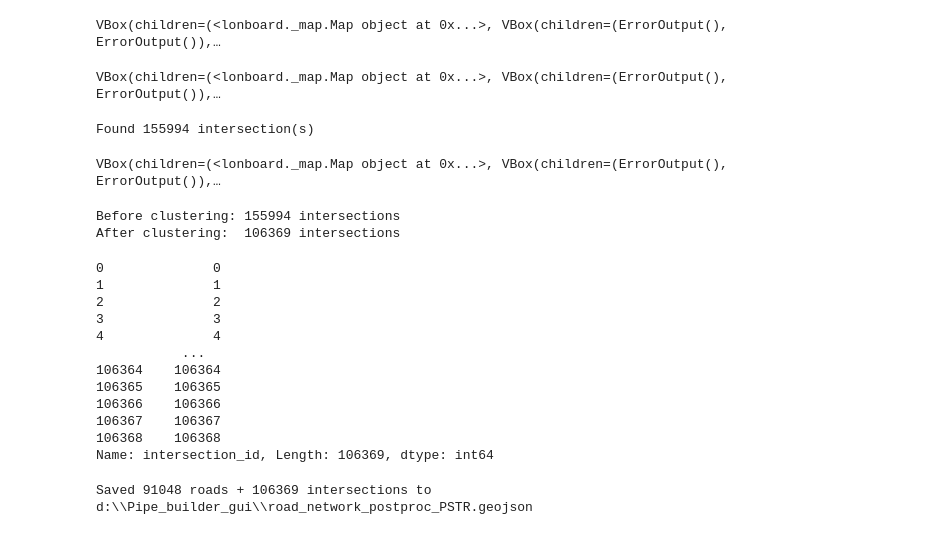
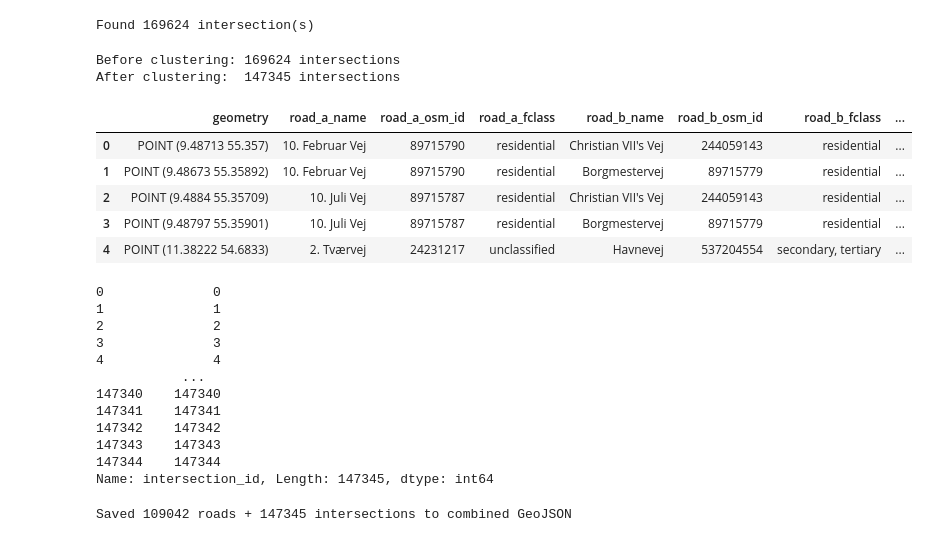
Before and after one commit to Mikkelnn/ES8-Project, a Jupyter notebook: simulator/tools/map_gui/data_preprocessing.ipynb, the cells around one changed output. Saved outputs shown, nothing was run; the diff lists cells and outputs as text; code cells hidden in the pictures.

```diff
--- a/simulator/tools/map_gui/data_preprocessing.ipynb
+++ b/simulator/tools/map_gui/data_preprocessing.ipynb
@@ -22,7 +22,7 @@ def road_extractor(gdf):
     gdf = gdf.to_crs(epsg=4326)
 
     # Objective 1: Filter to only Secondary, Primary, Tertiary and residential roads
-    target_fclasses = ["secondary", "primary", "tertiary", "residential"]
+    target_fclasses = ["secondary", "primary", "tertiary", "residential", "unclassified"]
     gdf_filtered = gdf[gdf["fclass"].isin(target_fclasses)].copy()
 
     gdf_filtered = gdf_filtered[gdf_filtered["name"].notna() & (gdf_filtered["name"] != "")]
@@ -104,7 +98,7 @@ def filtered_frame(gdf):
     gdf_exploded = gdf_exploded[gdf_exploded.geometry.type == "LineString"].copy()
 
     # Extend each segment by x meter at both ends so near-touching segments overlap
-    gdf_exploded["geometry"] = gdf_exploded.geometry.apply(lambda line: extend_line(line, 25.0))
+    gdf_exploded["geometry"] = gdf_exploded.geometry.apply(lambda line: extend_line(line, 0.0))
 
     # For each name group, merge only connected (intersecting/touching) segments
     all_rows = []
@@ -116,6 +110,6 @@ def filtered_frame(gdf):
     # Reproject back to WGS84
     return gdf_merged.to_crs(epsg=4326)
 # %%
-roadnetwork_filtered = filtered_frame(gdf_roadnetwork)
+roadnetwork_filtered = filtered_frame(gdf_merged)
 
-roadnetwork_filtered.to_file(r'd:\\Pipe_builder_gui\\road_network_postproc.geojson', driver='GeoJSON')
+#roadnetwork_filtered.to_file(r'd:\\Pipe_builder_gui\\road_network_postproc.geojson', driver='GeoJSON')
@@ -229,11 +116,3 @@ validation_gdf
-# %%
-lb.viz(validation_gdf)
-# %% [output]
-VBox(children=(<lonboard._map.Map object at 0x...>, VBox(children=(ErrorOutput(), ErrorOutput()),…
-# %%
-lb.viz(roadnetwork_filtered)
-# %% [output]
-VBox(children=(<lonboard._map.Map object at 0x...>, VBox(children=(ErrorOutput(), ErrorOutput()),…
 # %%
 from shapely.geometry import Point
 
@@ -321,10 +200,9 @@ def find_road_intersections(gdf):
 intersections = find_road_intersections(roadnetwork_filtered)
 print(f"Found {len(intersections)} intersection(s)")
 #intersections.to_file("road_intersections.geojson", driver="GeoJSON")
-lb.viz(intersections)
+#lb.viz(intersections)
 # %% [output]
-Found 155994 intersection(s)
+Found 169624 intersection(s)
-VBox(children=(<lonboard._map.Map object at 0x...>, VBox(children=(ErrorOutput(), ErrorOutput()),…
 # %%
 from shapely.ops import unary_union
 
@@ -386,12 +264,21 @@ def cluster_nearby_intersections(intersections_gdf, radius_m=10):
     return result
 
 
-intersections_clustered = cluster_nearby_intersections(intersections, radius_m=20)
+intersections_clustered = cluster_nearby_intersections(intersections, radius_m=5)
 print(f"Before clustering: {len(intersections)} intersections")
 print(f"After clustering:  {len(intersections_clustered)} intersections")
 # %% [output]
-Before clustering: 155994 intersections
-After clustering:  106369 intersections
+Before clustering: 169624 intersections
+After clustering:  147345 intersections
+# %%
+intersections_clustered.head()
+# %% [output]
+|  | geometry | road_a_name | road_a_osm_id | road_a_fclass | road_b_name | road_b_osm_id | road_b_fclass | ... |
+| 0 | POINT (9.48713 55.357) | 10. Februar Vej | 89715790 | residential | Christian VII's Vej | 244059143 | residential | ... |
+| 1 | POINT (9.48673 55.35892) | 10. Februar Vej | 89715790 | residential | Borgmestervej | 89715779 | residential | ... |
+| 2 | POINT (9.4884 55.35709) | 10. Juli Vej | 89715787 | residential | Christian VII's Vej | 244059143 | residential | ... |
+| 3 | POINT (9.48797 55.35901) | 10. Juli Vej | 89715787 | residential | Borgmestervej | 89715779 | residential | ... |
+| 4 | POINT (11.38222 54.6833) | 2. Tværvej | 24231217 | unclassified | Havnevej | 537204554 | secondary, tertiary | ... |
 # %%
 if "intersection_id" not in intersections_clustered.columns:
     intersections_clustered["intersection_id"] = intersections_clustered.index
@@ -404,41 +291,49 @@ print(intersections_clustered["intersection_id"])
 3              3
 4              4
            ...
-106364    106364
-106365    106365
-106366    106366
-106367    106367
-106368    106368
-Name: intersection_id, Length: 106369, dtype: int64
+147340    147340
+147341    147341
+147342    147342
+147343    147343
+147344    147344
+Name: intersection_id, Length: 147345, dtype: int64
 # %%
 import json
 
 # Load the existing road network postproc geojson
-postproc_path = r'd:\\Pipe_builder_gui\\road_network_postproc.geojson'
-with open(postproc_path, 'r', encoding='utf-8') as f:
-    postproc_geojson = json.load(f)
+#postproc_path = r'd:\\Pipe_builder_gui\\road_network_postproc.geojson'
+#with open(postproc_path, 'r', encoding='utf-8') as f:
+#    postproc_geojson = json.load(f)
+
+# Convert filtered_frame output to GeoJSON features
+filtered_frame_geojson = json.loads(roadnetwork_filtered.to_json())
 
 # Convert intersections_clustered to GeoJSON features
 intersections_geojson = json.loads(intersections_clustered.to_json())
 
-# Tag intersection features with a type indicator
+# Tag intersection features with a type indicator and stable id
 for feature in intersections_geojson['features']:
     feature['properties']['feature_type'] = 'intersection'
+    feature['properties']['id'] = feature['properties'].get('intersection_id')
+    feature['id'] = feature['properties']['id']
 
-# Tag road features with a type indicator
-for feature in postproc_geojson['features']:
+# Tag road features with a type indicator; keep id as NaN in GeoDataFrame
+for feature in filtered_frame_geojson['features']:
     feature['properties']['feature_type'] = 'road'
+    feature['properties']['id'] = None
+    feature['id'] = None
 
 # Combine features
 combined_geojson = {
     "type": "FeatureCollection",
-    "features": postproc_geojson['features'] + intersections_geojson['features']
+    "features": filtered_frame_geojson['features'] + intersections_geojson['features']
 }
 
-output_path = r'd:\\Pipe_builder_gui\\road_network_postproc_PSTR.geojson'
-with open(output_path, 'w', encoding='utf-8') as f:
-    json.dump(combined_geojson, f, ensure_ascii=False)
 
-print(f"Saved {len(postproc_geojson['features'])} roads + {len(intersections_geojson['features'])} intersections to {output_path}")
+#output_path = r'road_network_postproc_PSTR.geojson'
+#with open(output_path, 'w', encoding='utf-8') as f:
+#    json.dump(combined_geojson, f, ensure_ascii=False)
+
+print(f"Saved {len(filtered_frame_geojson['features'])} roads + {len(intersections_geojson['features'])} intersections to combined GeoJSON")
 # %% [output]
-Saved 91048 roads + 106369 intersections to d:\\Pipe_builder_gui\\road_network_postproc_PSTR.geojson
+Saved 109042 roads + 147345 intersections to combined GeoJSON
```
Also changed, not shown: parts of 21 cells of this notebook, 2 other files.
